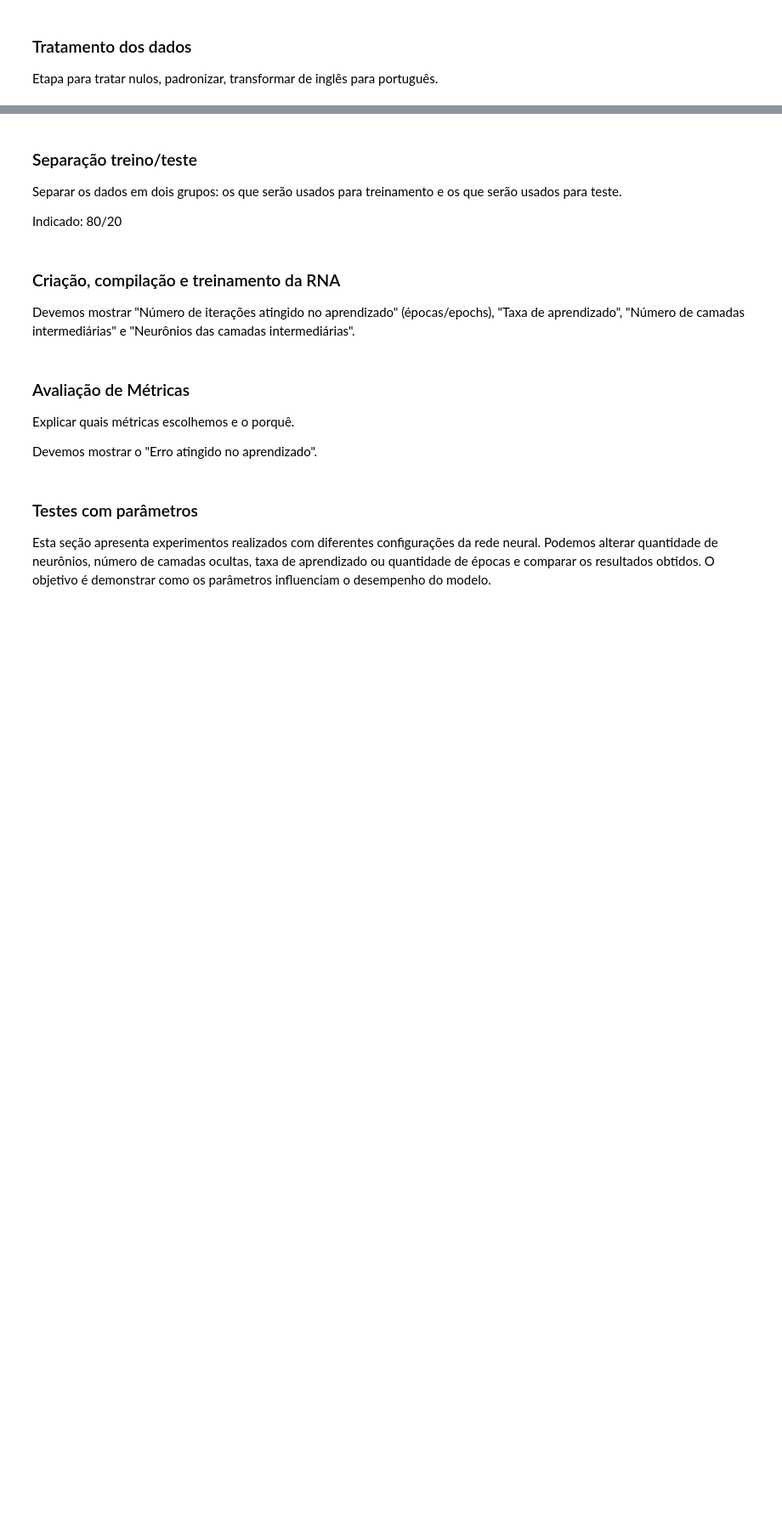
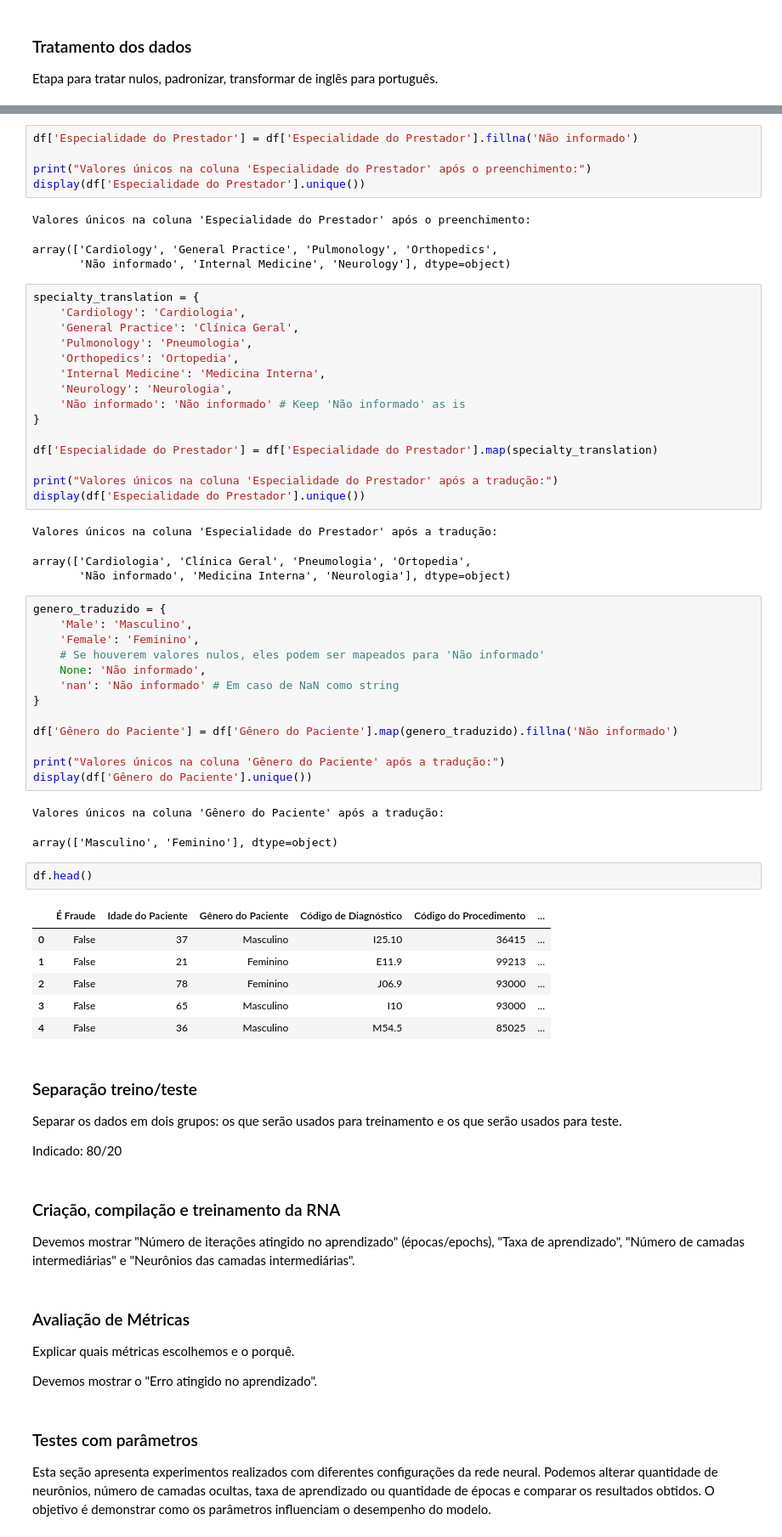
Before and after one commit to AnaElisaMueller/rna, a Jupyter notebook: notebooks/main.ipynb, the cells around one changed output, grey strips where cells are left out. Shown at 85% size. Drawn from its saved outputs; the diff is of its cells as text; blank space fills up the shorter version.

Commit message:
Tradução de valores categóricos

```diff
--- a/notebooks/main.ipynb
+++ b/notebooks/main.ipynb
@@ -129,6 +130,59 @@ display(df['É Fraude'].unique())
 # %% [output]
 Valores únicos na coluna 'É Fraude' após padronização:
 array([False,  True])
+# %%
+df['Especialidade do Prestador'] = df['Especialidade do Prestador'].fillna('Não informado')
+
+print("Valores únicos na coluna 'Especialidade do Prestador' após o preenchimento:")
+display(df['Especialidade do Prestador'].unique())
+# %% [output]
+Valores únicos na coluna 'Especialidade do Prestador' após o preenchimento:
+array(['Cardiology', 'General Practice', 'Pulmonology', 'Orthopedics',
+       'Não informado', 'Internal Medicine', 'Neurology'], dtype=object)
+# %%
+specialty_translation = {
+    'Cardiology': 'Cardiologia',
+    'General Practice': 'Clínica Geral',
+    'Pulmonology': 'Pneumologia',
+    'Orthopedics': 'Ortopedia',
+    'Internal Medicine': 'Medicina Interna',
+    'Neurology': 'Neurologia',
+    'Não informado': 'Não informado' # Keep 'Não informado' as is
+}
+
+df['Especialidade do Prestador'] = df['Especialidade do Prestador'].map(specialty_translation)
+
+print("Valores únicos na coluna 'Especialidade do Prestador' após a tradução:")
+display(df['Especialidade do Prestador'].unique())
+# %% [output]
+Valores únicos na coluna 'Especialidade do Prestador' após a tradução:
+array(['Cardiologia', 'Clínica Geral', 'Pneumologia', 'Ortopedia',
+       'Não informado', 'Medicina Interna', 'Neurologia'], dtype=object)
+# %%
+genero_traduzido = {
+    'Male': 'Masculino',
+    'Female': 'Feminino',
+    # Se houverem valores nulos, eles podem ser mapeados para 'Não informado'
+    None: 'Não informado',
+    'nan': 'Não informado' # Em caso de NaN como string
+}
+
+df['Gênero do Paciente'] = df['Gênero do Paciente'].map(genero_traduzido).fillna('Não informado')
+
+print("Valores únicos na coluna 'Gênero do Paciente' após a tradução:")
+display(df['Gênero do Paciente'].unique())
+# %% [output]
+Valores únicos na coluna 'Gênero do Paciente' após a tradução:
+array(['Masculino', 'Feminino'], dtype=object)
+# %%
+df.head()
+# %% [output]
+|  | É Fraude | Idade do Paciente | Gênero do Paciente | Código de Diagnóstico | Código do Procedimento | ... |
+| 0 | False | 37 | Masculino | I25.10 | 36415 | ... |
+| 1 | False | 21 | Feminino | E11.9 | 99213 | ... |
+| 2 | False | 78 | Feminino | J06.9 | 93000 | ... |
+| 3 | False | 65 | Masculino | I10 | 93000 | ... |
+| 4 | False | 36 | Masculino | M54.5 | 85025 | ... |
 # %% [markdown]
 ### Separação treino/teste
 Separar os dados em dois grupos: os que serão usados para treinamento e os que serão usados para teste.
```
Also changed, not shown: parts of 3 cells of this notebook.
